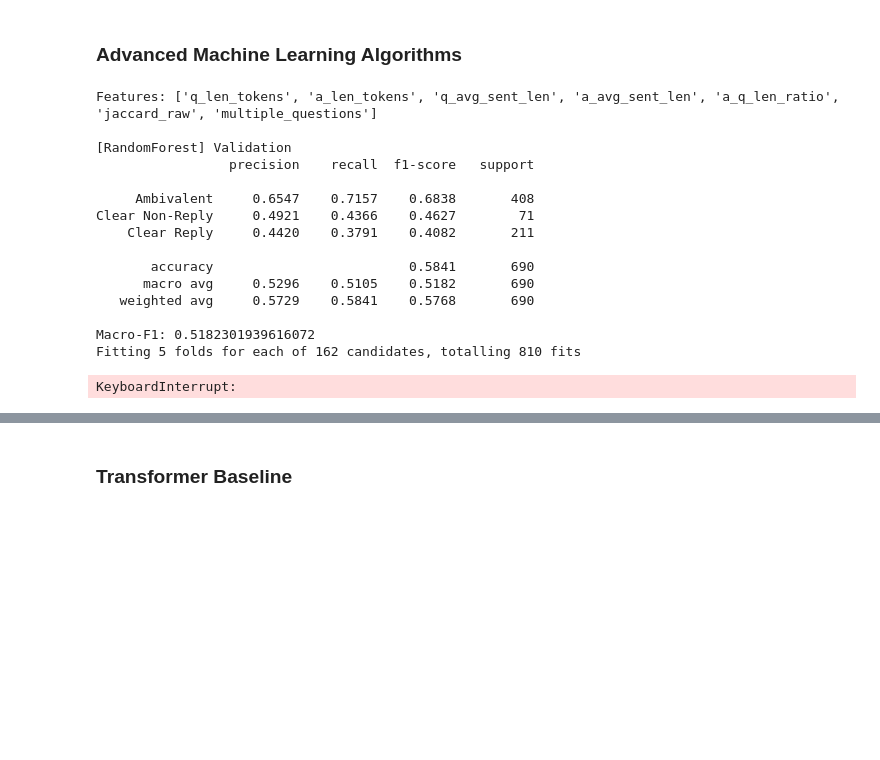
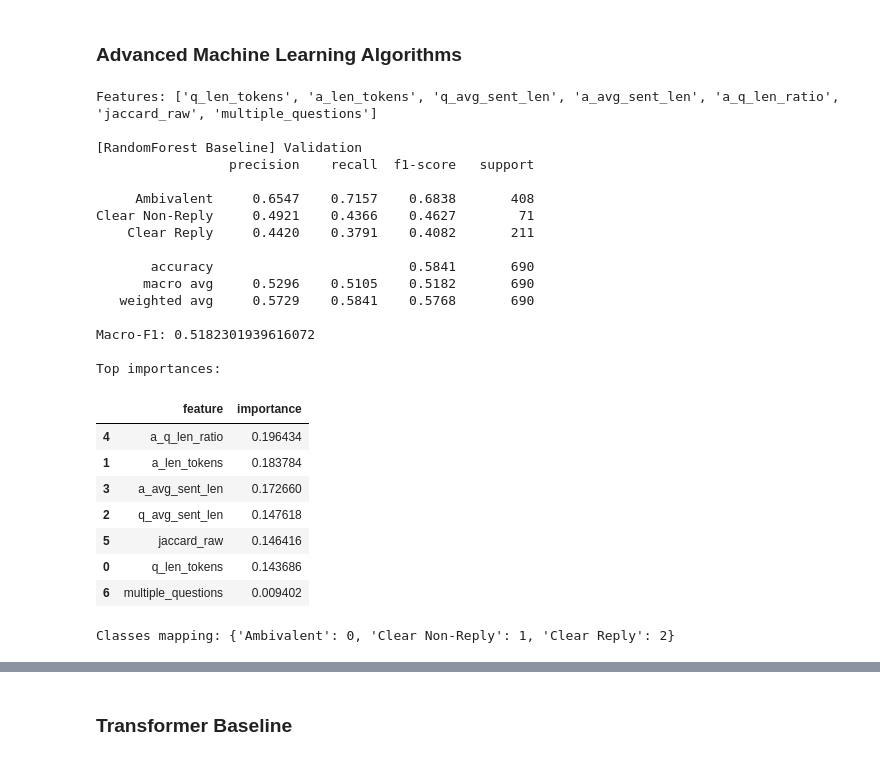
Before and after one commit to Akseldindisyan/CS445_CLARITY_Unmasking-Political-Question-Evasions, a Jupyter notebook: CS445.ipynb, the cells around one changed output, grey strips where cells are left out. Drawn from its saved outputs; the diff is of its cells as text; code cells hidden in the pictures; blank space fills up the shorter version.

```diff
--- a/CS445.ipynb
+++ b/CS445.ipynb
@@ -2135,17 +2135,16 @@ Macro-F1: 0.24772313296903462
 # %% [markdown]
 ### Advanced Machine Learning Algorithms
 # %%
-# Random Forest baseline on handcrafted numeric features
+# Random Forest baseline on handcrafted numeric features (NO hyperparameter tuning)
 
 import numpy as np
 import pandas as pd
 
-from sklearn.model_selection import train_test_split, GridSearchCV
+from sklearn.model_selection import train_test_split
 from sklearn.pipeline import Pipeline
 from sklearn.impute import SimpleImputer
 from sklearn.metrics import classification_report, f1_score
 from sklearn.ensemble import RandomForestClassifier
-
 
 LABEL_COL = "clarity_label"
 if LABEL_COL not in df_train.columns:
@@ -2177,7 +2176,7 @@ X_train, X_val, y_train, y_val = train_test_split(
     X, y, test_size=0.2, random_state=42, stratify=y
 )
 
-# Impute missing values, then fit Random Forest
+# Impute missing values, then fit Random Forest (fixed params; baseline)
 rf_pipe = Pipeline([
     ("imputer", SimpleImputer(strategy="median")),
     ("clf", RandomForestClassifier(
@@ -2188,69 +2187,47 @@ rf_pipe = Pipeline([
     ))
 ])
 
 rf_pipe.fit(X_train, y_train)
 pred_val = rf_pipe.predict(X_val)
 
-print("\n[RandomForest] Validation")
+print("\n[RandomForest Baseline] Validation")
 print(classification_report(y_val, pred_val, digits=4))
 print("Macro-F1:", f1_score(y_val, pred_val, average="macro"))
 
-# tuning with GridSearchCV
-param_grid = {
-    "clf__n_estimators": [200, 400],
-    "clf__max_depth": [None, 10, 25],
-    "clf__min_samples_split": [2, 5, 10],
-    "clf__min_samples_leaf": [1, 2, 5],
-    "clf__max_features": ["sqrt", "log2", None],
-}
-
-grid = GridSearchCV(
-    rf_pipe,
-    param_grid=param_grid,
-    scoring="f1_macro",
-    cv=5,
-    n_jobs=-1,
-    verbose=1
-)
-
-grid.fit(X_train, y_train)
-
-print("\n[RandomForest] Best params:", grid.best_params_)
-print("[RandomForest] Best CV macro-F1:", grid.best_score_)
-
-best_rf = grid.best_estimator_
-pred_val_best = best_rf.predict(X_val)
-
-print("\n[RandomForest Tuned] Validation")
-print(classification_report(y_val, pred_val_best, digits=4))
-print("Macro-F1:", f1_score(y_val, pred_val_best, average="macro"))
-
-# Feature importance (from tuned model)
-rf_model = best_rf.named_steps["clf"]
+# Feature importance (from the fitted baseline model)
+rf_model = rf_pipe.named_steps["clf"]
 imp_df = pd.DataFrame({
     "feature": features,
     "importance": rf_model.feature_importances_
 }).sort_values("importance", ascending=False)
 
 print("\nTop importances:")
 display(imp_df.head(15))
 # %% [output]
 Features: ['q_len_tokens', 'a_len_tokens', 'q_avg_sent_len', 'a_avg_sent_len', 'a_q_len_ratio', 'jaccard_raw', 'multiple_questions']
 
-[RandomForest] Validation
+[RandomForest Baseline] Validation
                  precision    recall  f1-score   support
 
      Ambivalent     0.6547    0.7157    0.6838       408
 Clear Non-Reply     0.4921    0.4366    0.4627        71
     Clear Reply     0.4420    0.3791    0.4082       211
 
        accuracy                         0.5841       690
       macro avg     0.5296    0.5105    0.5182       690
    weighted avg     0.5729    0.5841    0.5768       690
 
 Macro-F1: 0.5182301939616072
-Fitting 5 folds for each of 162 candidates, totalling 810 fits
+
+Top importances:
-KeyboardInterrupt:
+|  | feature | importance |
+| 4 | a_q_len_ratio | 0.196434 |
+| 1 | a_len_tokens | 0.183784 |
+| 3 | a_avg_sent_len | 0.172660 |
+| 2 | q_avg_sent_len | 0.147618 |
+| 5 | jaccard_raw | 0.146416 |
+| 0 | q_len_tokens | 0.143686 |
+| 6 | multiple_questions | 0.009402 |
 # %%
 from sklearn.preprocessing import LabelEncoder
 
@@ -2261,6 +2238,8 @@ y_val_enc   = le.transform(y_val)
 
 print("Classes mapping:", dict(zip(le.classes_, range(len(le.classes_)))))
 # örnek: {'Ambivalent':0, 'Clear Non-Reply':1, 'Clear Reply':2}
+# %% [output]
+Classes mapping: {'Ambivalent': 0, 'Clear Non-Reply': 1, 'Clear Reply': 2}
 # %%
 # XGBoost
 
```
Also changed, not shown: parts of 1 cell of this notebook.
